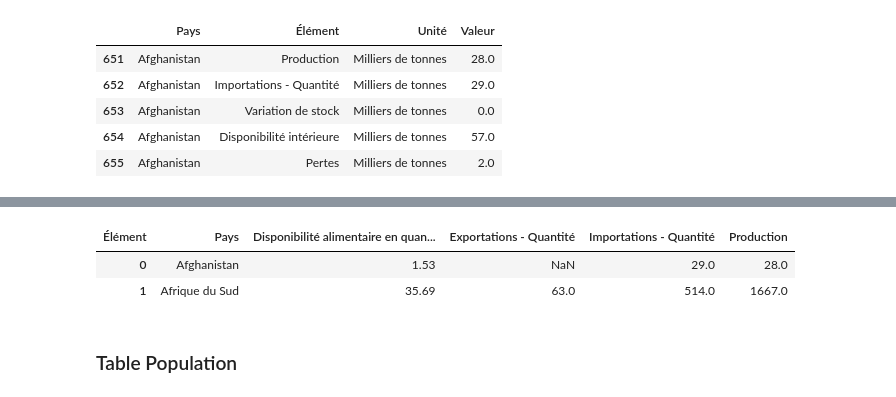
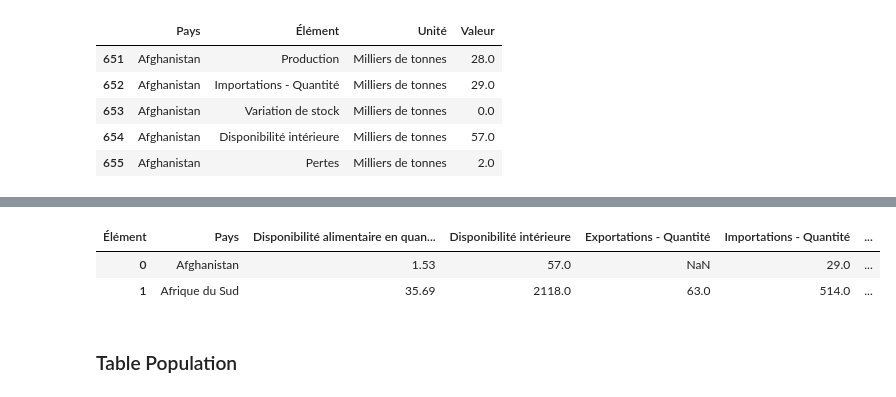
Before and after one commit to Randasabag/Etude-de-march-de-la-poule-qui-chante-avec-Python, a Jupyter notebook: projet9.ipynb, the cells around one changed output, grey strips where cells are left out. Cells and saved outputs as stored; diff of their text form; code cells hidden in the pictures.

```diff
--- a/projet9.ipynb
+++ b/projet9.ipynb
@@ -118,12 +120,12 @@ df_dispovol.head()
 | Allemagne | NaN | NaN | NaN | 71.0 | ... |
 # %%
 df_dispovol=df_dispovol.reset_index()
-df_dispovol=df_dispovol[['Pays', 'Disponibilité alimentaire en quantité (kg/personne/an)', 'Exportations - Quantité',	'Importations - Quantité', 'Production']]
+df_dispovol=df_dispovol[['Pays', 'Disponibilité alimentaire en quantité (kg/personne/an)', 'Disponibilité intérieure', 'Exportations - Quantité',	'Importations - Quantité', 'Production', 'Variation de stock']]
 df_dispovol.head(2)
 # %% [output]
-| Élément | Pays | Disponibilité alimentaire en quan... | Exportations - Quantité | Importations - Quantité | Production |
-| 0 | Afghanistan | 1.53 | NaN | 29.0 | 28.0 |
-| 1 | Afrique du Sud | 35.69 | 63.0 | 514.0 | 1667.0 |
+| Élément | Pays | Disponibilité alimentaire en quan... | Disponibilité intérieure | Exportations - Quantité | Importations - Quantité | ... |
+| 0 | Afghanistan | 1.53 | 57.0 | NaN | 29.0 | ... |
+| 1 | Afrique du Sud | 35.69 | 2118.0 | 63.0 | 514.0 | ... |
 # %% [markdown]
 ### Table Population
 # %%
```
Also changed, not shown: parts of 28 cells of this notebook.
